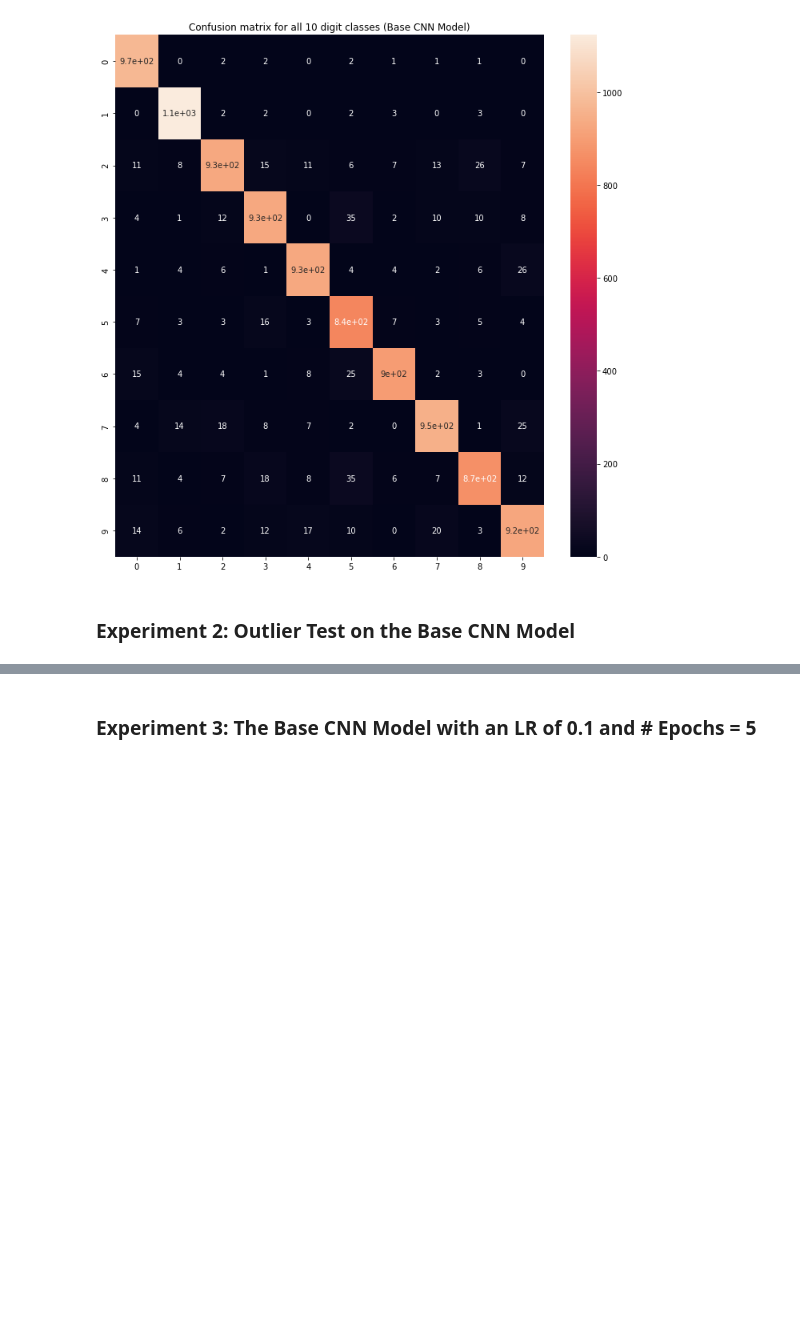
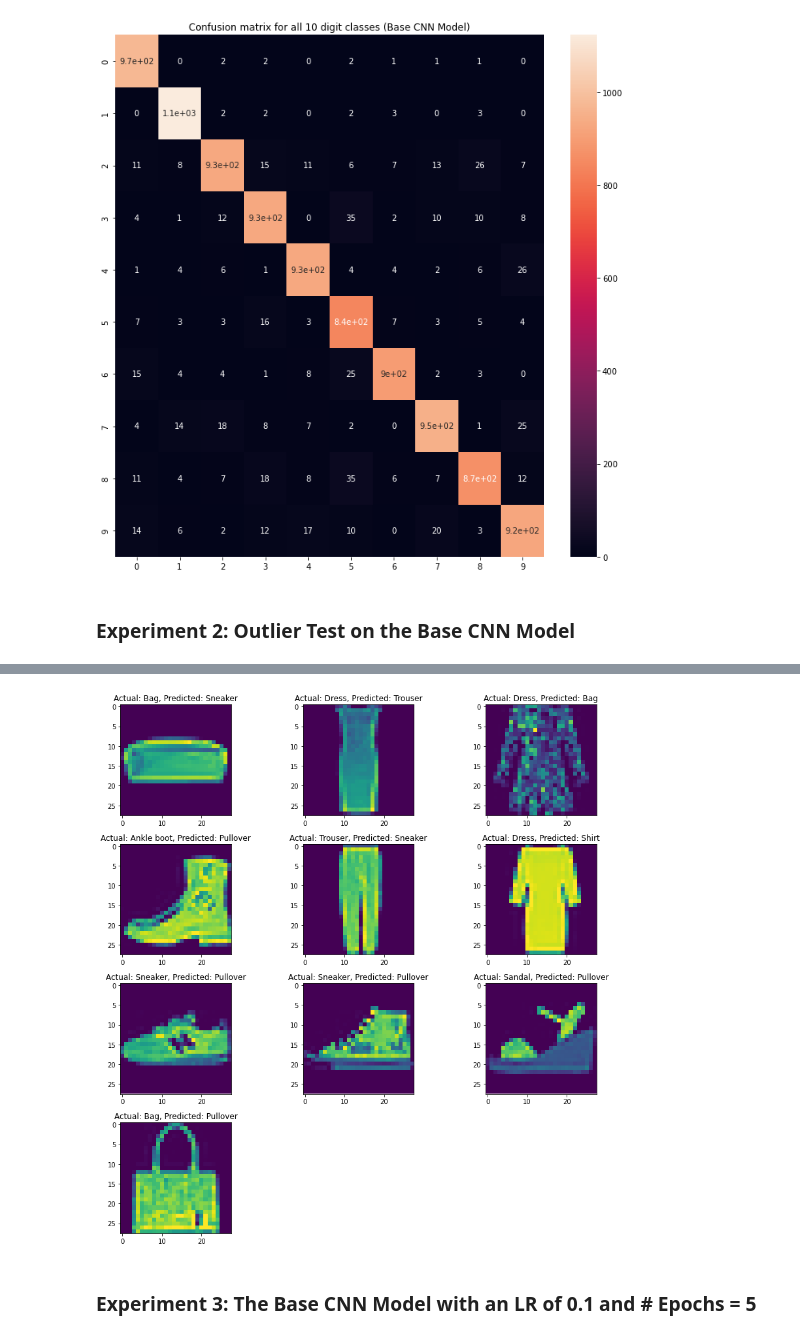
Before and after one commit to vidhur2k/CS6220-HW2, a Jupyter notebook: experiments.ipynb, the cells around one changed output, grey strips where cells are left out. Cells and saved outputs as stored; diff of their text form; code cells hidden in the pictures; blank space fills up the shorter version.

```diff
--- a/experiments.ipynb
+++ b/experiments.ipynb
@@ -215,3 +258,7 @@ sns.heatmap(cf, annot=True)
+# %%
+run_outlier_test('./models/basecnn-0.1-8.pt')
+# %% [output]
+[figure, added]
 # %% [markdown]
 ### Experiment 3: The Base CNN Model with an LR of 0.1 and # Epochs = 5
 # %%
```
Also changed, not shown: parts of 9 cells of this notebook, 2 other files.
